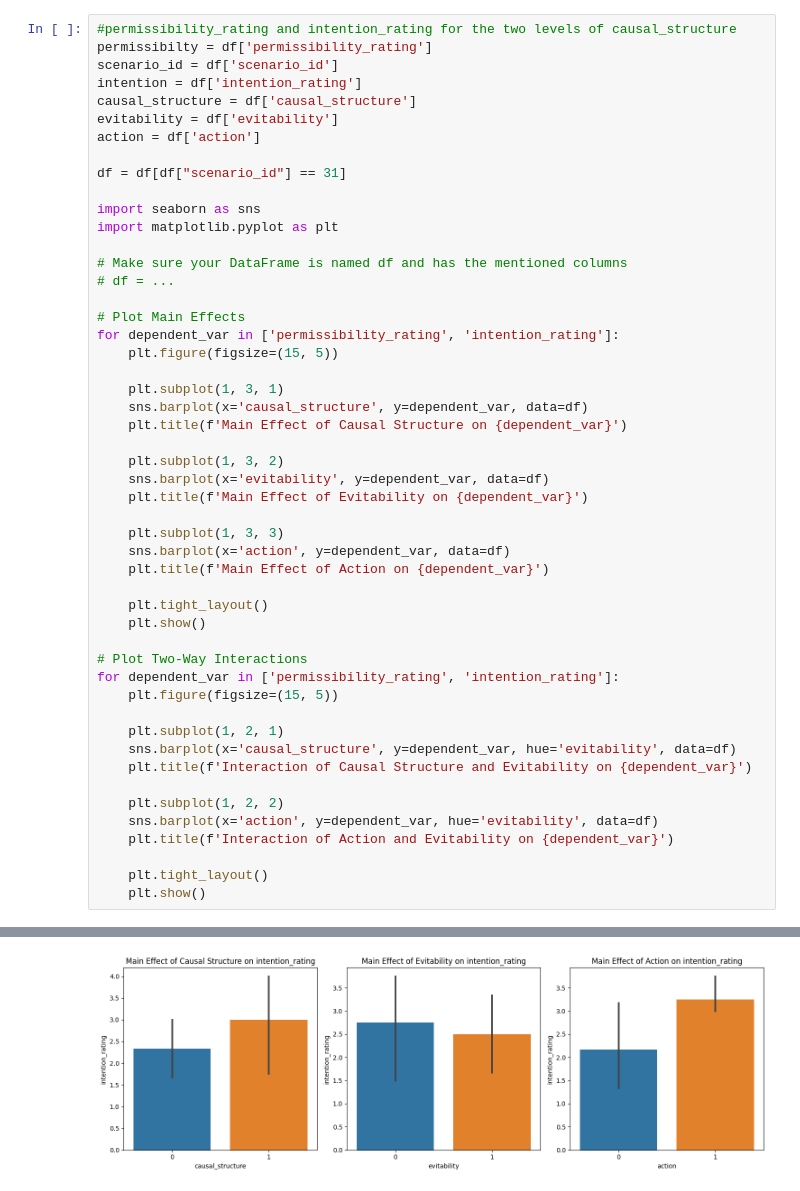
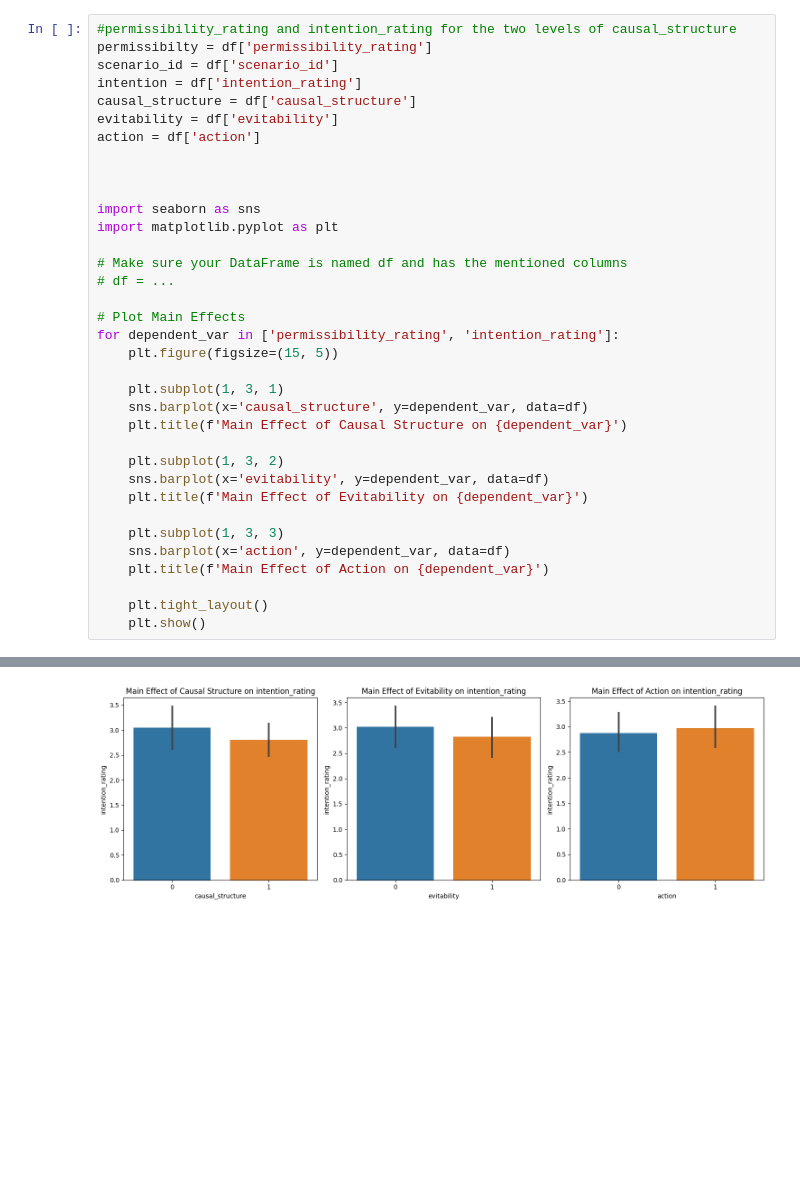
Before and after one commit to cicl-stanford/procedural-evals-moral, a Jupyter notebook: code/analysis/human_plots.ipynb, the cells around one changed output, grey strips where cells are left out. Saved outputs shown, nothing was run; the diff lists cells and outputs as text; blank space fills up the shorter version.

```diff
--- a/code/analysis/human_plots.ipynb
+++ b/code/analysis/human_plots.ipynb
@@ -35,7 +35,7 @@ causal_structure = df['causal_structure']
 evitability = df['evitability']
 action = df['action']
 
-df = df[df["scenario_id"] == 31]
+
 
 import seaborn as sns
 import matplotlib.pyplot as plt
@@ -61,19 +61,4 @@ for dependent_var in ['permissibility_rating', 'intention_rating']:
 
     plt.tight_layout()
     plt.show()
-
-# Plot Two-Way Interactions
-for dependent_var in ['permissibility_rating', 'intention_rating']:
-    plt.figure(figsize=(15, 5))
-
-    plt.subplot(1, 2, 1)
-    sns.barplot(x='causal_structure', y=dependent_var, hue='evitability', data=df)
-    plt.title(f'Interaction of Causal Structure and Evitability on {dependent_var}')
-
-    plt.subplot(1, 2, 2)
-    sns.barplot(x='action', y=dependent_var, hue='evitability', data=df)
-    plt.title(f'Interaction of Action and Evitability on {dependent_var}')
-
-    plt.tight_layout()
-    plt.show()
 # %% [output]
@@ -81 +66 @@ for dependent_var in ['permissibility_rating', 'intention_rating']:
-[figure, old version]
+[figure, new version]
```
Also changed, not shown: parts of 2 cells of this notebook, 2 other files.
